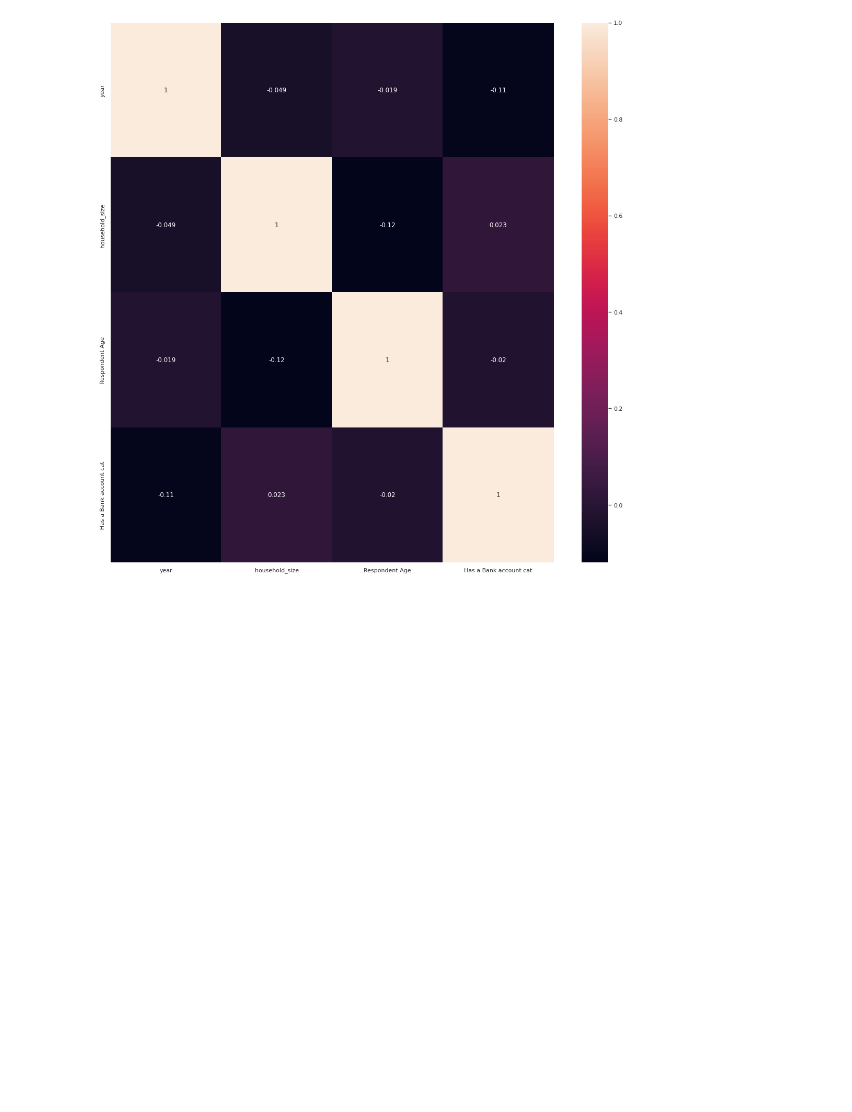
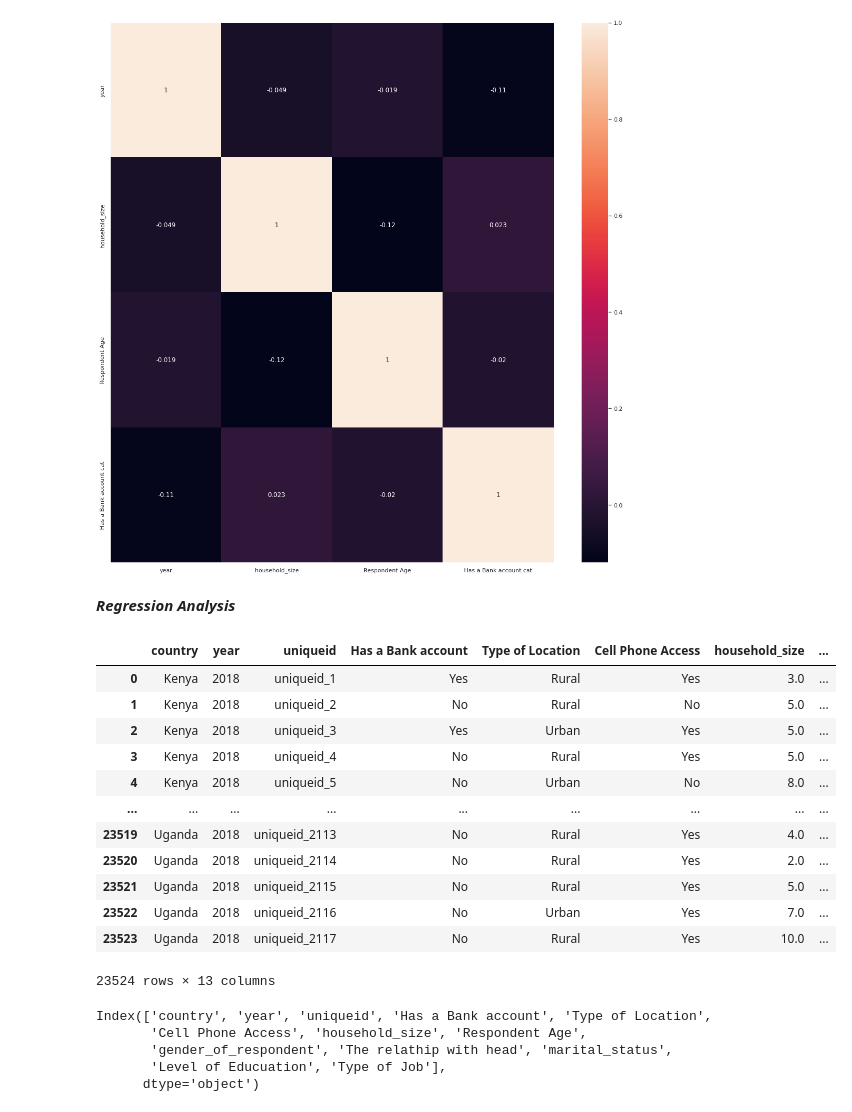
Before and after one commit to Gakarau/IP-Moringa, a Jupyter notebook: Independent_Project Part1.ipynb, the cells around one changed output. Cells and saved outputs as stored; diff of their text form; code cells hidden in the pictures; blank space fills up the shorter version.

```diff
--- a/Independent_Project Part1.ipynb
+++ b/Independent_Project Part1.ipynb
@@ -388,3 +388,5 @@ sns.heatmap(Data1.corr(),annot=True)
 plt.show()
 # %% [output]
 [figure]
+# %% [markdown]
+***Regression Analysis***
@@ -390,0 +403,26 @@ plt.show()
+# %%
+data = pd.read_csv("/content/Finstuff.csv")
+# %%
+data
+# %% [output]
+|  | country | year | uniqueid | Has a Bank account | Type of Location | Cell Phone Access | household_size | ... |
+| 0 | Kenya | 2018 | uniqueid_1 | Yes | Rural | Yes | 3.0 | ... |
+| 1 | Kenya | 2018 | uniqueid_2 | No | Rural | No | 5.0 | ... |
+| 2 | Kenya | 2018 | uniqueid_3 | Yes | Urban | Yes | 5.0 | ... |
+| 3 | Kenya | 2018 | uniqueid_4 | No | Rural | Yes | 5.0 | ... |
+| 4 | Kenya | 2018 | uniqueid_5 | No | Urban | No | 8.0 | ... |
+| ... | ... | ... | ... | ... | ... | ... | ... | ... |
+| 23519 | Uganda | 2018 | uniqueid_2113 | No | Rural | Yes | 4.0 | ... |
+| 23520 | Uganda | 2018 | uniqueid_2114 | No | Rural | Yes | 2.0 | ... |
+| 23521 | Uganda | 2018 | uniqueid_2115 | No | Rural | Yes | 5.0 | ... |
+| 23522 | Uganda | 2018 | uniqueid_2116 | No | Urban | Yes | 7.0 | ... |
+| 23523 | Uganda | 2018 | uniqueid_2117 | No | Rural | Yes | 10.0 | ... |
+23524 rows × 13 columns
+# %%
+data.columns
+# %% [output]
+Index(['country', 'year', 'uniqueid', 'Has a Bank account', 'Type of Location',
+       'Cell Phone Access', 'household_size', 'Respondent Age',
+       'gender_of_respondent', 'The relathip with head', 'marital_status',
+       'Level of Educuation', 'Type of Job'],
+      dtype='object')
```
Also changed, not shown: parts of 5 cells of this notebook.
